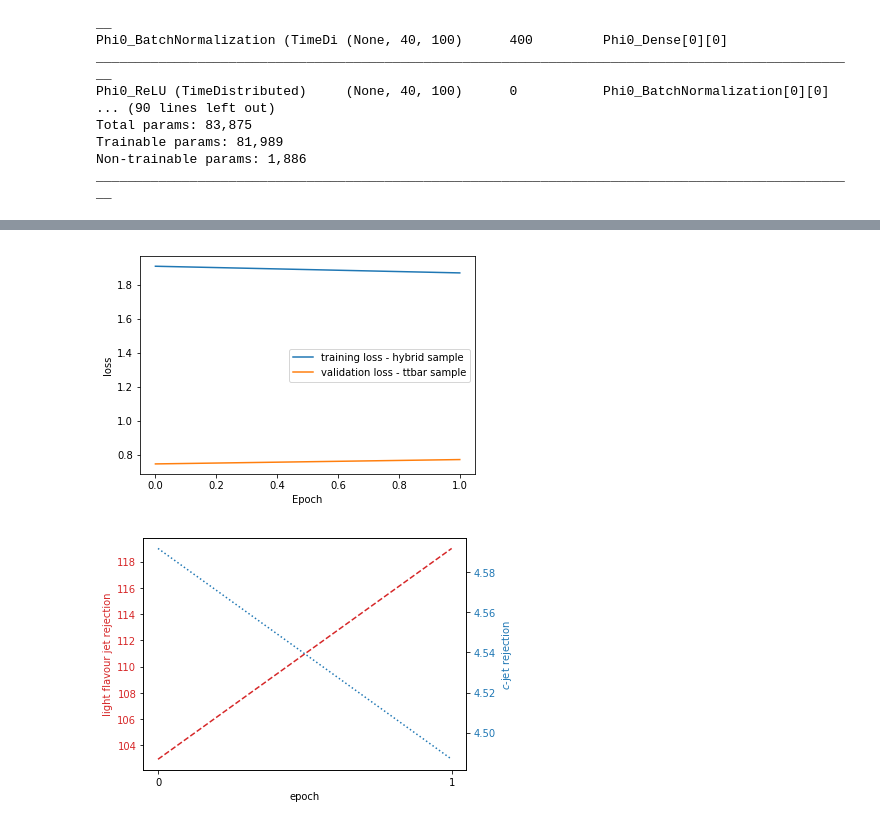
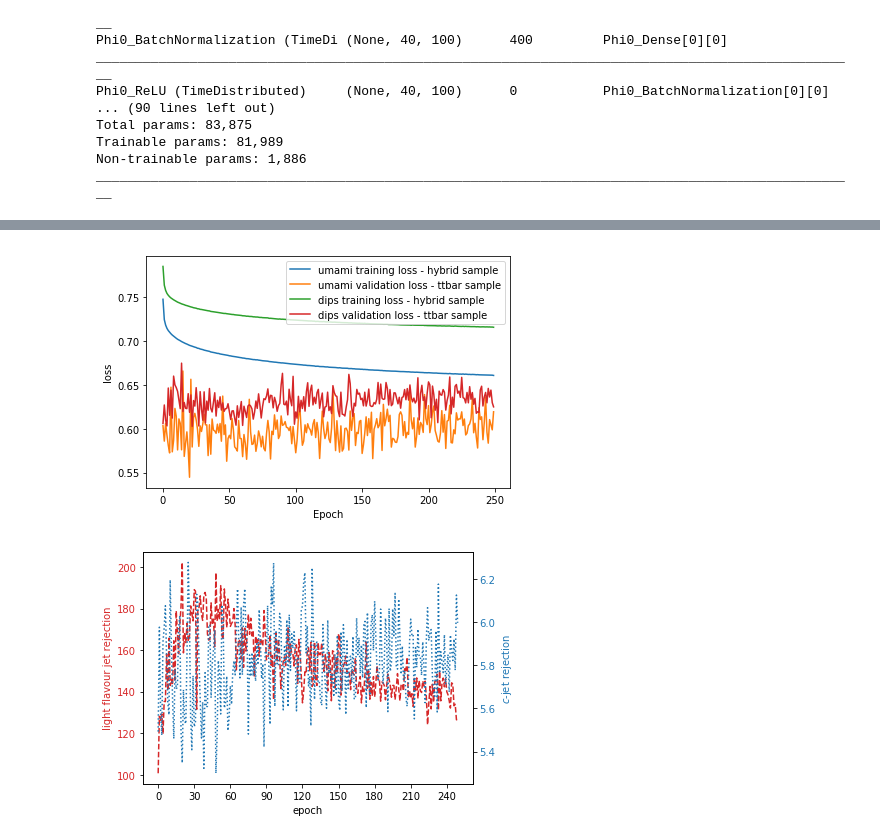
Before and after one commit to umami-hep/umami, a Jupyter notebook: Sandbox/train_umami.ipynb, the cells around one changed output, grey strips where cells are left out. Saved outputs shown, nothing was run; the diff lists cells and outputs as text; code cells hidden in the pictures.

```diff
--- a/Sandbox/train_umami.ipynb
+++ b/Sandbox/train_umami.ipynb
@@ -517,4 +517,4 @@ KeyboardInterrupt:
 # %%
-df_results = pd.read_json("Umami/DictFile.json")
+df_results = pd.read_json("/gpfs/slac/atlas/fs1/d/mg294/umami-ntuples/models/Umami-1/DictFile.json")
 df_results
 # %% [output]
@@ -524,12 +539,18 @@ df_results
 # %%
-plt.plot(df_results['epoch'],df_results['loss'], label='training loss - hybrid sample')
-plt.plot(df_results['epoch'],df_results['val_loss'], label='validation loss - ttbar sample')
+plt.plot(df_results['epoch'],df_results['umami_loss'], label='umami training loss - hybrid sample')
+plt.plot(df_results['epoch'],df_results['val_umami_loss'], label='umami validation loss - ttbar sample')
+
+plt.plot(df_results['epoch'],df_results['Jet_class_loss'], label='dips training loss - hybrid sample')
+plt.plot(df_results['epoch'],df_results['val_Jet_class_loss'], label='dips validation loss - ttbar sample')
+
+
 plt.legend()
 plt.xlabel('Epoch')
 plt.ylabel('loss')
+plt.tight_layout()
 plt.show()
 # %% [output]
-[figure, old version]
+[figure, new version]
 # %%
 fig, ax1 = plt.subplots()
 
@@ -550,4 +571,4 @@ ax1.xaxis.set_major_locator(MaxNLocator(integer=True))
 
 fig.tight_layout()
 # %% [output]
-[figure, old version]
+[figure, new version]
```
Also changed, not shown: parts of 12 cells of this notebook.
